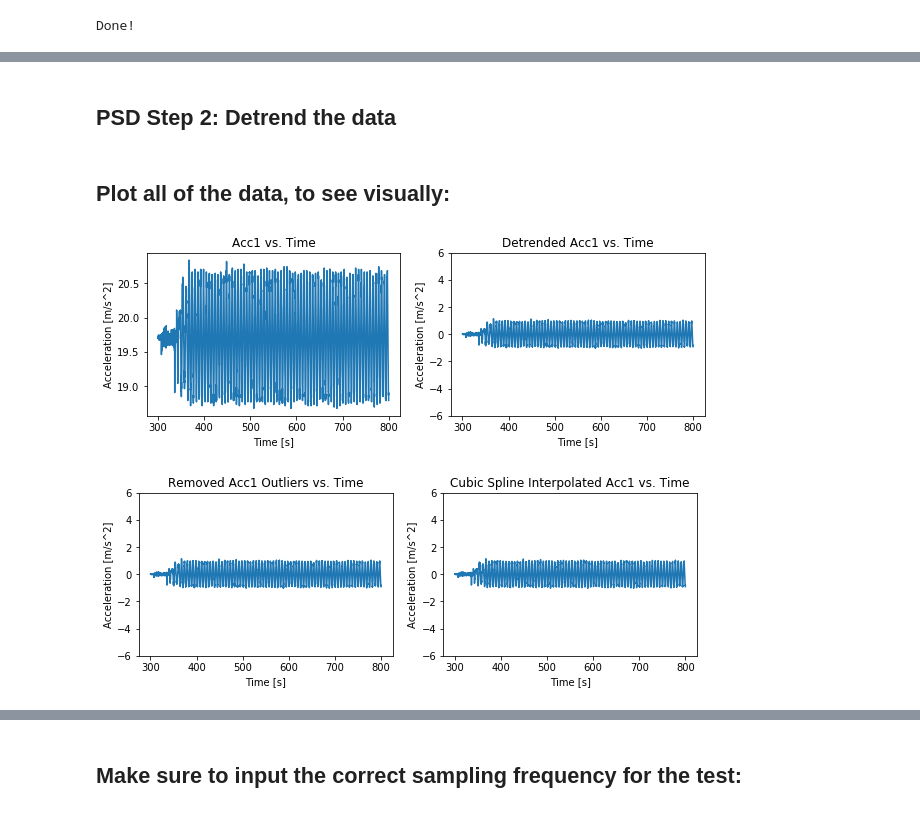
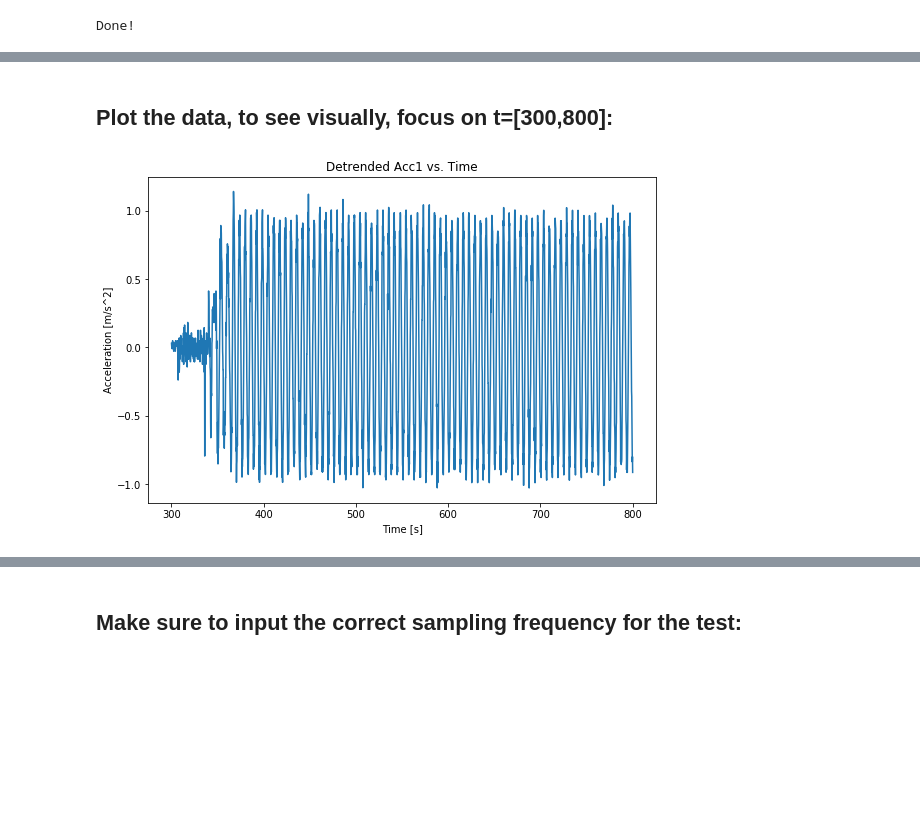
Before and after one commit to pjsimmon/E4E_Smartfin, a Jupyter notebook: PSD_E3_BuoyCallibrator1.ipynb, the cells around one changed output, grey strips where cells are left out. Saved outputs shown, nothing was run; the diff lists cells and outputs as text; code cells hidden in the pictures; blank space fills up the shorter version.

```diff
--- a/PSD_E3_BuoyCallibrator1.ipynb
+++ b/PSD_E3_BuoyCallibrator1.ipynb
@@ -476,13 +475,13 @@ acc_array3 = np.array(acc_list3)
 
 
 ##Plotting:
-f1 = plt.figure(figsize=(10,3))
-ax1 = f1.add_subplot(121)
-ax2 = f1.add_subplot(122)
+#f1 = plt.figure(figsize=(10,3))
+#ax1 = f1.add_subplot(121)
+#ax2 = f1.add_subplot(122)
 
-f2 = plt.figure(figsize=(10,3))
-ax3 = f2.add_subplot(121)
-ax4 = f2.add_subplot(122)
+#f2 = plt.figure(figsize=(10,3))
+#ax3 = f2.add_subplot(121)
+#ax4 = f2.add_subplot(122)
 
 ax1.plot(time_array, acc_array)
 ax1.set_title("Acceleration vs. Time")
@@ -516,2 +511,0 @@ plt.show()
-# %% [markdown]
-## PSD Step 2: Detrend the data
@@ -594,44 +590,43 @@ while (j < (len(interp_array1) - 1)):
 
 #print(count)
 # %% [markdown]
-## Plot all of the data, to see visually:
+## Plot the data, to see visually, focus on t=[300,800]:
 # %%
 ##Plotting the results for the 1st sub-experiment:
-f1 = plt.figure(figsize=(10,3))
-ax1 = f1.add_subplot(121)
-ax2 = f1.add_subplot(122)
+f1 = plt.figure(figsize=(20,6))
+#ax1 = f1.add_subplot(121)
+ax2 = f1.add_subplot(121)
 
-f2 = plt.figure(figsize=(10,3))
-ax3 = f2.add_subplot(121)
-ax4 = f2.add_subplot(122)
+#f2 = plt.figure(figsize=(10,3))
+#ax3 = f2.add_subplot(121)
+#ax4 = f2.add_subplot(122)
 
 ax1.plot(time_array1, acc_array1)
 ax1.set_title('Acc1 vs. Time')
 ax1.set_xlabel("Time [s]")
 ax1.set_ylabel('Acceleration [m/s^2]')
 #ax1.set_ylim([-6,6])
 
 ax2.plot(time_array1, dacc_array1)
 ax2.set_title("Detrended Acc1 vs. Time")
 ax2.set_xlabel("Time [s]")
 ax2.set_ylabel('Acceleration [m/s^2]')
-ax2.set_ylim([-6,6])
+#ax2.set_ylim([-6,6])
 
 ax3.plot(ro_time1, ro_array1)
 ax3.set_title('Removed Acc1 Outliers vs. Time')
 ax3.set_xlabel("Time [s]")
 ax3.set_ylabel('Acceleration [m/s^2]')
 ax3.set_ylim([-6,6])
 
 ax4.plot(time_array1, interp_array1)
 ax4.set_title("Cubic Spline Interpolated Acc1 vs. Time")
 ax4.set_xlabel("Time [s]")
 ax4.set_ylabel('Acceleration [m/s^2]')
 ax4.set_ylim([-6,6])
 
 plt.show()
 # %% [output]
-[figure, old version]
+[figure, new version]
-[figure, removed]
 # %%
 ##Plotting the results for the 2nd sub-experiment:
```
Also changed, not shown: parts of 12 cells of this notebook, 2 other files.
